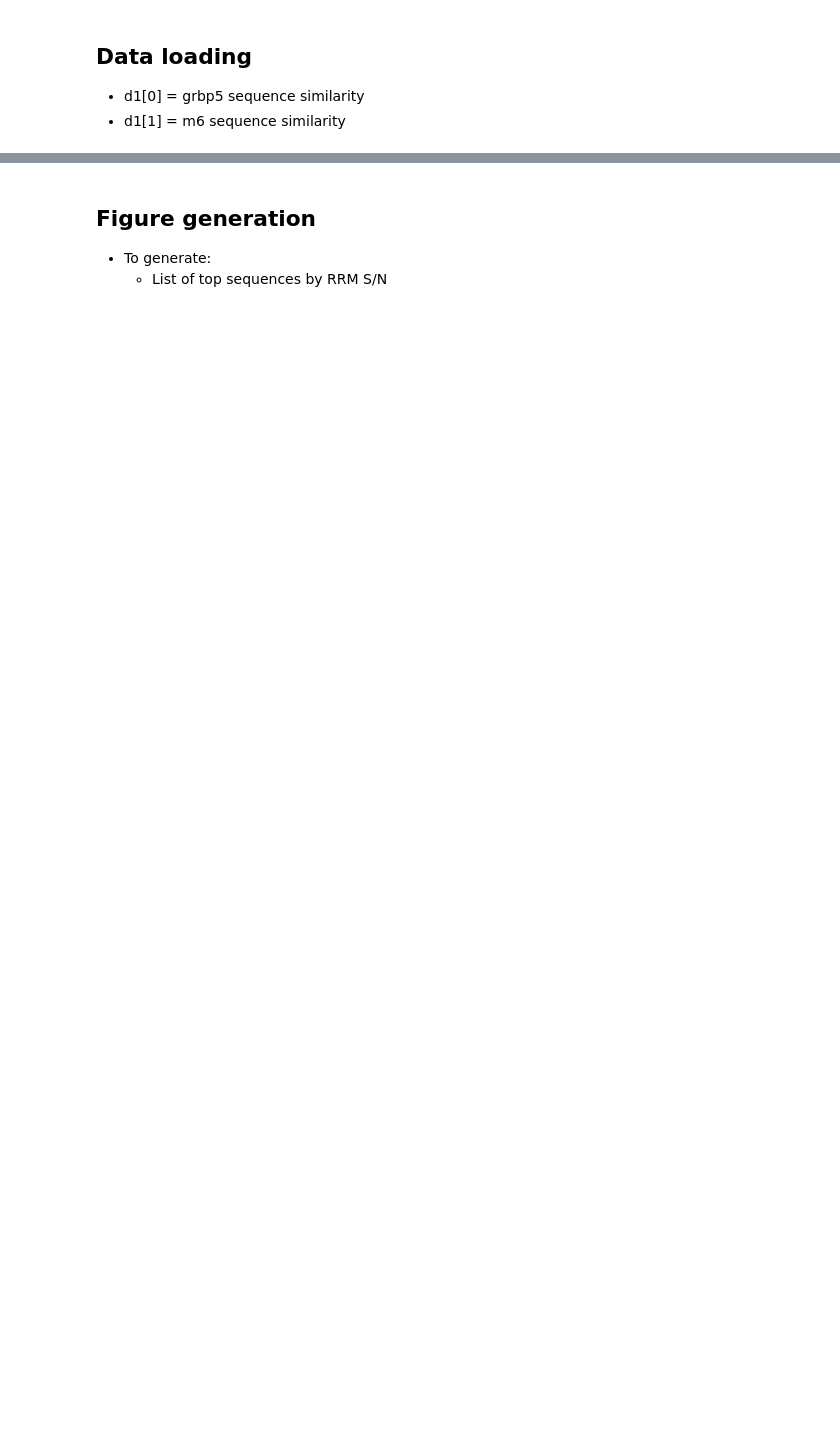
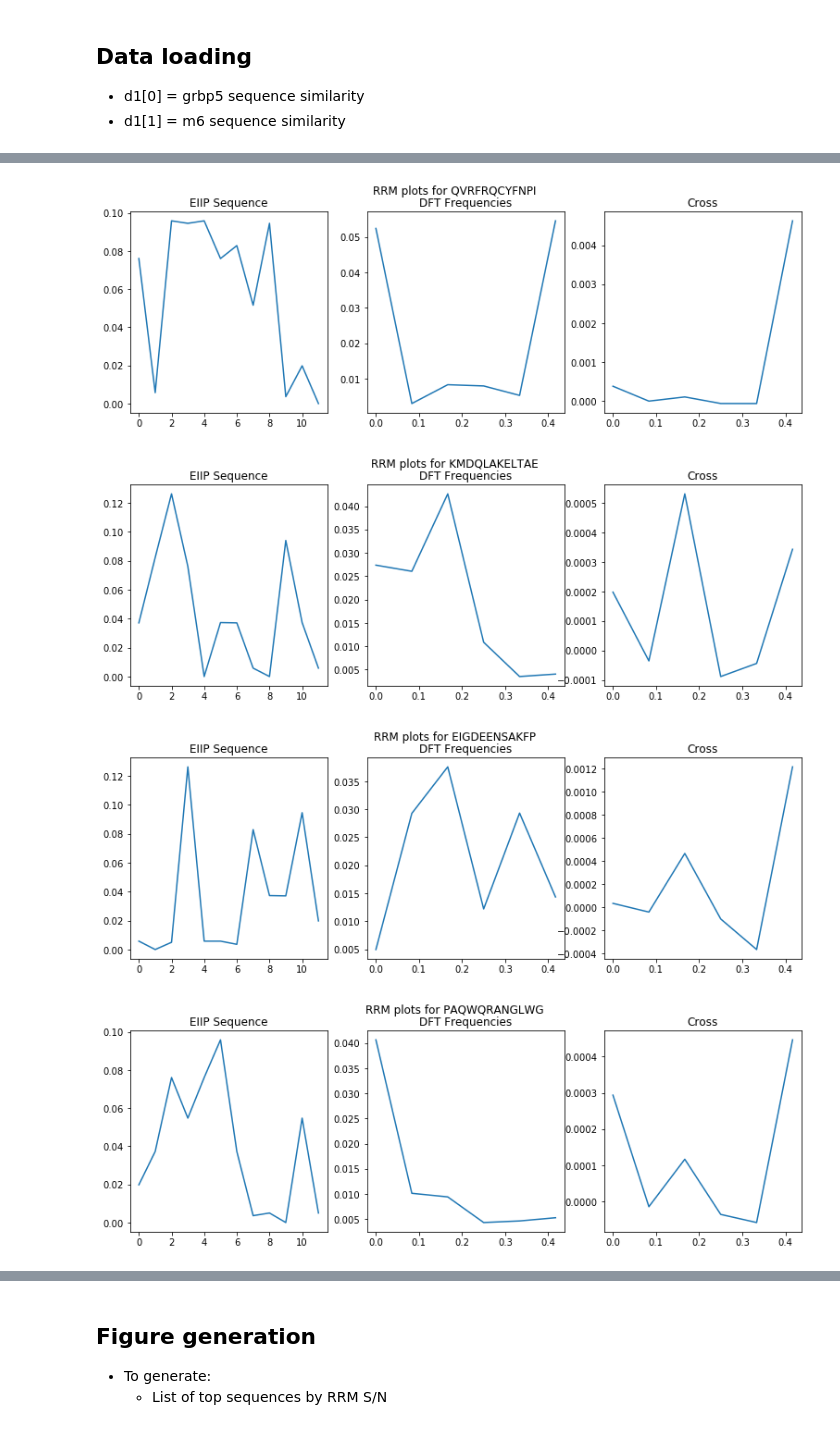
Before and after one commit to clpi/gemsec-neuropep, a Jupyter notebook: final/Final_Notebook.ipynb, the cells around one changed output, grey strips where cells are left out. Cells and saved outputs as stored; diff of their text form; code cells hidden in the pictures; blank space fills up the shorter version.

```diff
--- a/final/Final_Notebook.ipynb
+++ b/final/Final_Notebook.ipynb
@@ -290,0 +350,23 @@ d1d = [d.p for d in d1]
+# %%
+import matplotlib.pyplot as plt
+i=100
+#plt.plot(d1[0].rrm.freq[i], d1[0].rrm.dft[i])
+
+for i in [100,300,600,800,1000]:
+    plt.figure(figsize=(13,4))
+    plt.subplot(131)
+    plt.title('EIIP Sequence')
+    plt.plot(d1[0].rrm.eiip[i])
+    plt.subplot(132)
+    plt.title('DFT Frequencies')
+    plt.plot(d1[0].rrm.freq[i], d1[0].rrm.dft[i])
+    plt.subplot(133)
+    plt.title('Cross')
+    plt.plot(d1[0].rrm.freq[i], d1[0].rrm.cross[i])
+    plt.suptitle('RRM plots for ' + str(d1[0].rrm.seq[i]))
+    plt.show()
+# %% [output]
+[figure, added]
+[figure, added]
+[figure, added]
+[figure, added]
```
Also changed, not shown: parts of 12 cells of this notebook, 23 other files.
